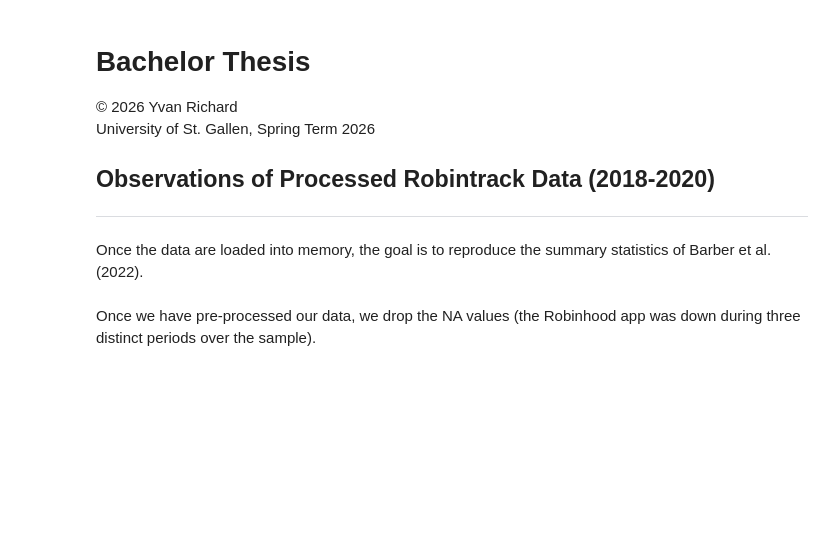
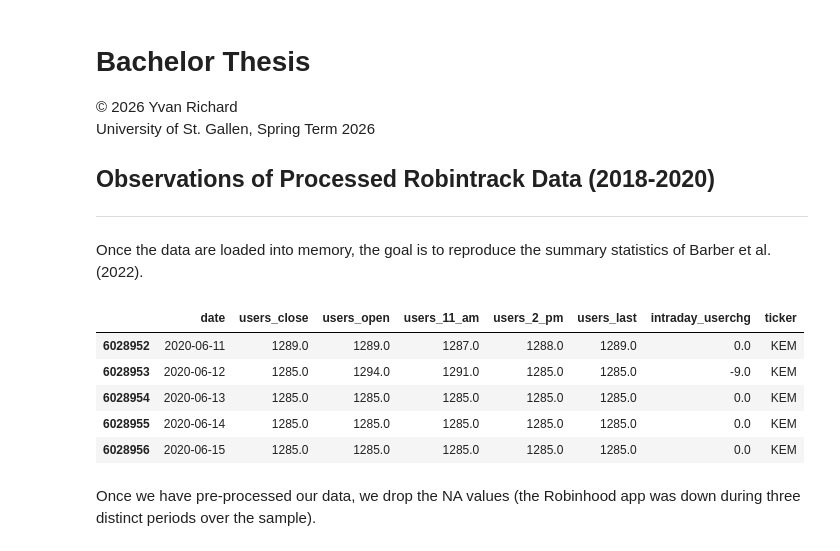
Before and after one commit to YVYX04/Bachelor_Thesis, a Jupyter notebook: notebooks/Robintrack/01_summary_statistics.ipynb, the cells around one changed output. Saved outputs shown, nothing was run; the diff lists cells and outputs as text; code cells hidden in the pictures; blank space fills up the shorter version.

```diff
--- a/notebooks/Robintrack/01_summary_statistics.ipynb
+++ b/notebooks/Robintrack/01_summary_statistics.ipynb
@@ -29,3 +25,13 @@ df["users_last"] = df["users_last"].astype("Int64")
+# %%
+# head
+df.tail()
+# %% [output]
+|  | date | users_close | users_open | users_11_am | users_2_pm | users_last | intraday_userchg | ticker |
+| 6028952 | 2020-06-11 | 1289.0 | 1289.0 | 1287.0 | 1288.0 | 1289.0 | 0.0 | KEM |
+| 6028953 | 2020-06-12 | 1285.0 | 1294.0 | 1291.0 | 1285.0 | 1285.0 | -9.0 | KEM |
+| 6028954 | 2020-06-13 | 1285.0 | 1285.0 | 1285.0 | 1285.0 | 1285.0 | 0.0 | KEM |
+| 6028955 | 2020-06-14 | 1285.0 | 1285.0 | 1285.0 | 1285.0 | 1285.0 | 0.0 | KEM |
+| 6028956 | 2020-06-15 | 1285.0 | 1285.0 | 1285.0 | 1285.0 | 1285.0 | 0.0 | KEM |
 # %% [markdown]
 Once we have pre-processed our data, we drop the NA values (the Robinhood app was down during three distinct periods over the sample).
 # %%
```
Also changed, not shown: parts of 9 cells of this notebook, 11 other files.
